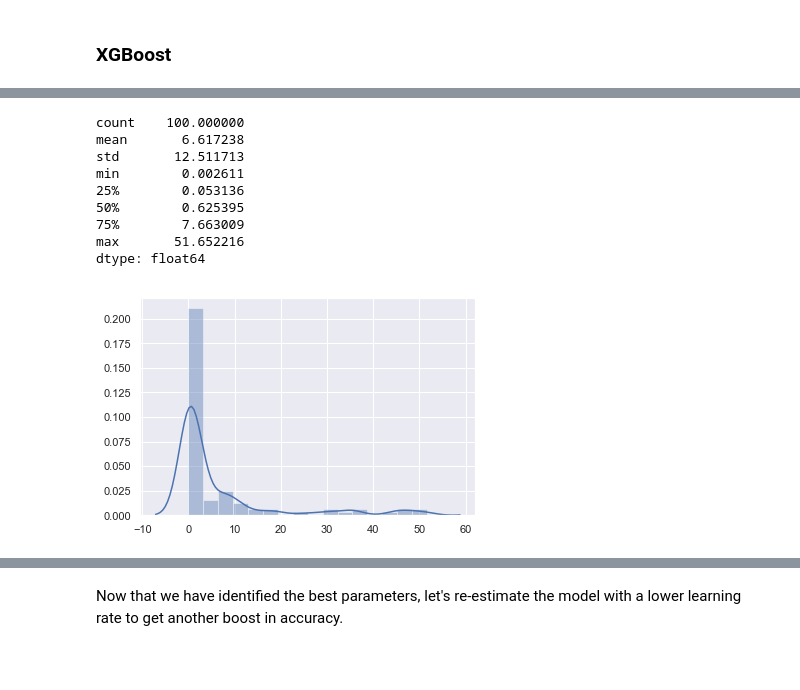
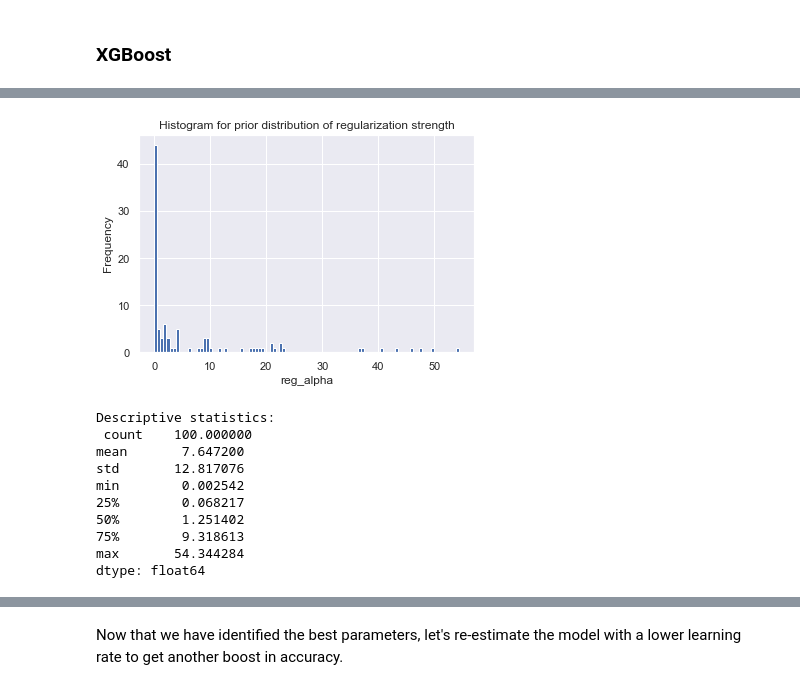
Before and after one commit to tloeber/Springboard, a Jupyter notebook: capstone_lending_club/2a_modeling.ipynb, the cells around one changed output, grey strips where cells are left out. Saved outputs shown, nothing was run; the diff lists cells and outputs as text; code cells hidden in the pictures; blank space fills up the shorter version.

```diff
--- a/capstone_lending_club/2a_modeling.ipynb
+++ b/capstone_lending_club/2a_modeling.ipynb
@@ -415,22 +418,28 @@ data_xgb_test = xgb.DMatrix(data=X_test_small, label=y_test_small,
 # %%
 # Inspect prior distribution for reg_alpha
 from hyperopt import pyll
 reg_alpha_distr = hp.loguniform('n_estimators', -6, 4)
 samples = [pyll.stochastic.sample(reg_alpha_distr) for i in range(100)]
 
 # Plot
-sns.distplot(pd.Series(samples))
+# sns.distplot(pd.Series(samples))
+pd.Series(samples).plot(kind='hist', bins=100)
+plt.xlabel('reg_alpha')
+plt.title('Histogram for prior distribution of regularization strength')
+plt.show()
 
 # Descriptive statistics
-pd.Series(samples).describe()
+print('Descriptive statistics:\n',
+      pd.Series(samples).describe())
 # %% [output]
+[figure, new version]
-count    100.000000
-mean       6.617238
-std       12.511713
-min        0.002611
-25%        0.053136
-50%        0.625395
-75%        7.663009
-max       51.652216
+Descriptive statistics:
+ count    100.000000
+mean       7.647200
+std       12.817076
+min        0.002542
+25%        0.068217
+50%        1.251402
+75%        9.318613
+max       54.344284
 dtype: float64
-[figure, old version]
```
Also changed, not shown: parts of 58 cells of this notebook.
